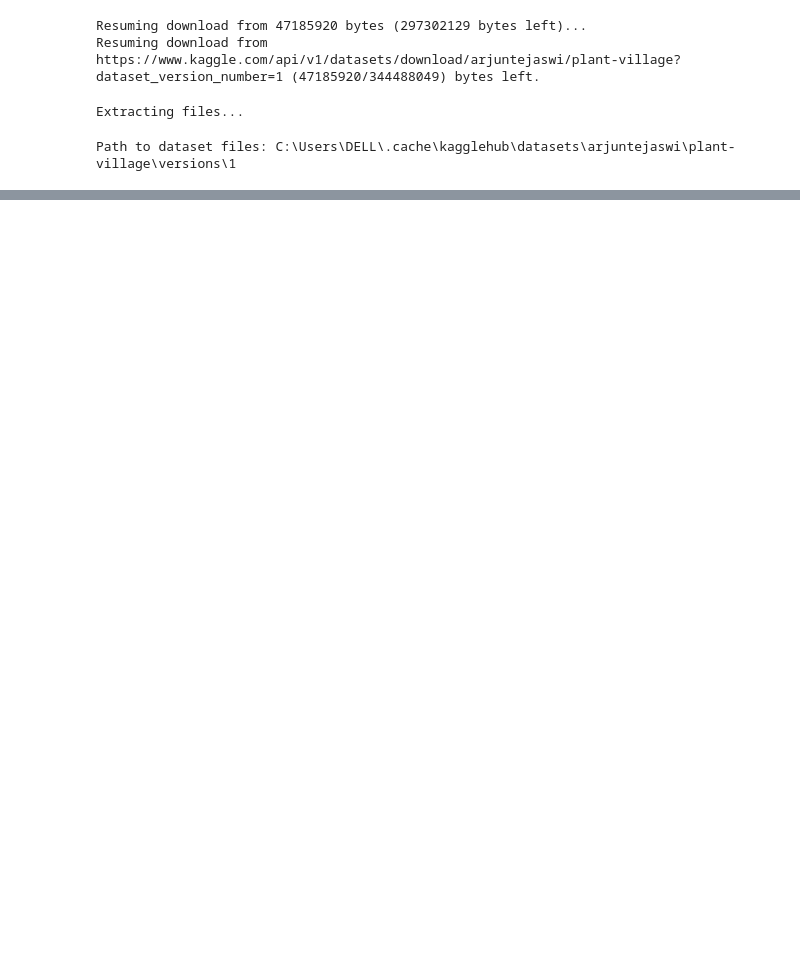
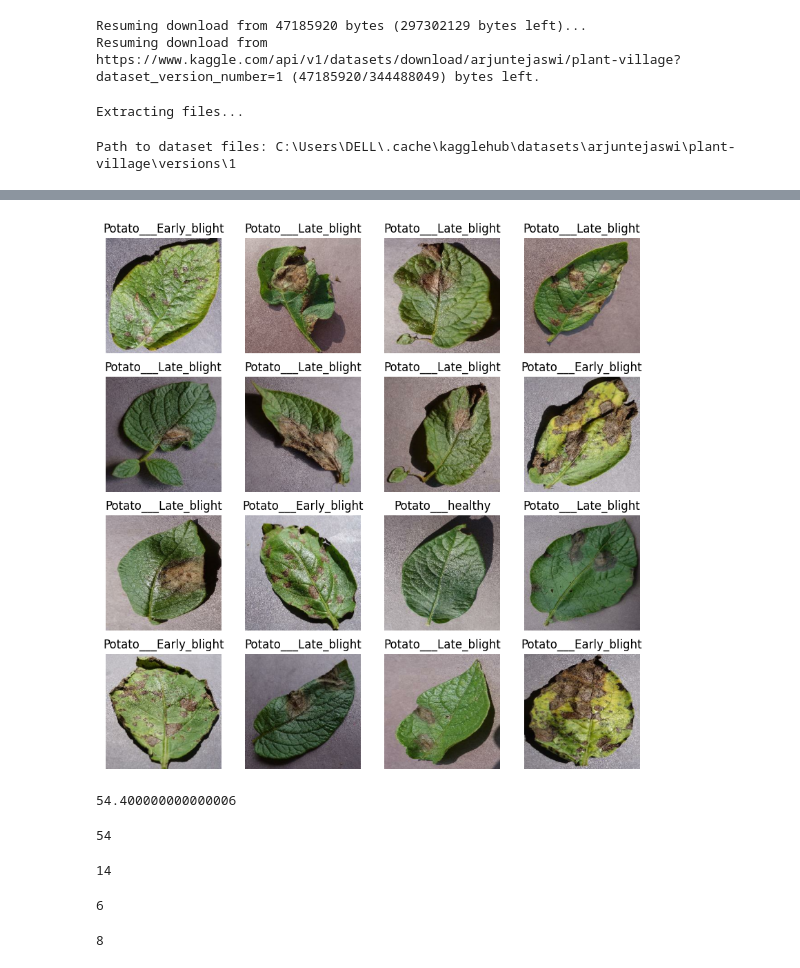
Before and after one commit to DEEPAKMITTAL7/Potato-Disease-Classification-CNN-1, a Jupyter notebook: training/training.ipynb, the cells around one changed output, grey strips where cells are left out. Cells and saved outputs as stored; diff of their text form; code cells hidden in the pictures; blank space fills up the shorter version.

Commit message:
loading data into notebook and started preprocessing

```diff
--- a/training/training.ipynb
+++ b/training/training.ipynb
@@ -44,0 +112,10 @@ Path to dataset files: C:\Users\DELL\.cache\kagglehub\datasets\arjuntejaswi\plan
+# %%
+plt.figure(figsize=(10,10))
+for image_batch, label_batch in dataset.take(1):
+    for i in range(16):
+        ax = plt.subplot(4,4,i+1)
+        plt.imshow(image_batch[i].numpy().astype("uint8"))
+        plt.title(class_names[label_batch[i]])
+        plt.axis('off')
+# %% [output]
+[figure, added]
@@ -44,0 +125,29 @@ Path to dataset files: C:\Users\DELL\.cache\kagglehub\datasets\arjuntejaswi\plan
+# %%
+# We don't have train_test_split in tensorflow
+
+train_size = 0.8
+len(dataset)*train_size
+# %% [output]
+54.400000000000006
+# %%
+train_datset = dataset.take(int(len(dataset)*train_size))
+len(train_datset)
+# %% [output]
+54
+# %%
+test_datset = dataset.skip(int(len(dataset)*train_size))    #skipping first 54 dataset as it has been taken by train
+len(test_datset)
+# %% [output]
+14
+# %%
+# our test_datset has got 20% data as of whole, need to give data to validation as well
+validation_size = 0.1
+validation_dataset = test_datset.take(int(len(dataset)*validation_size))    #as we know we are having 13.25 of remaing batch so I have taken 6
+len(validation_dataset)
+# %% [output]
+6
+# %%
+test_datset = test_datset.skip(int(len(dataset)*validation_size)) # as this data has been reserved for validation now
+len(test_datset)               # new len is now 8 from 14
+# %% [output]
+8
```
Also changed, not shown: parts of 18 cells of this notebook, 1 other file.
